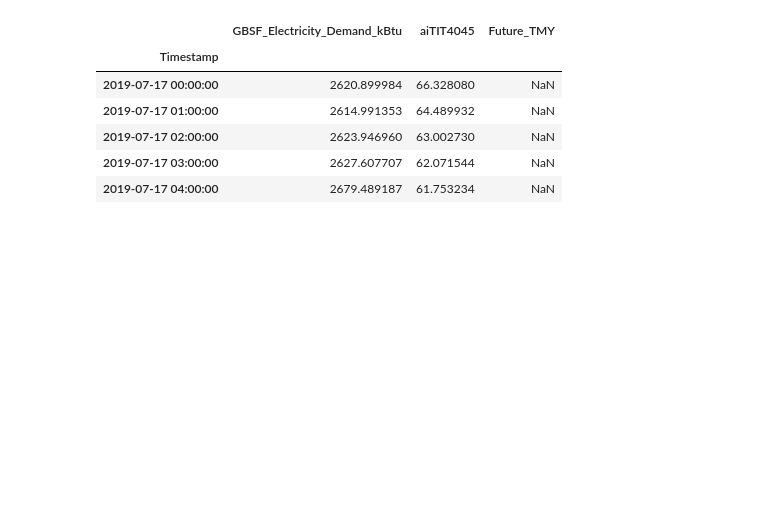
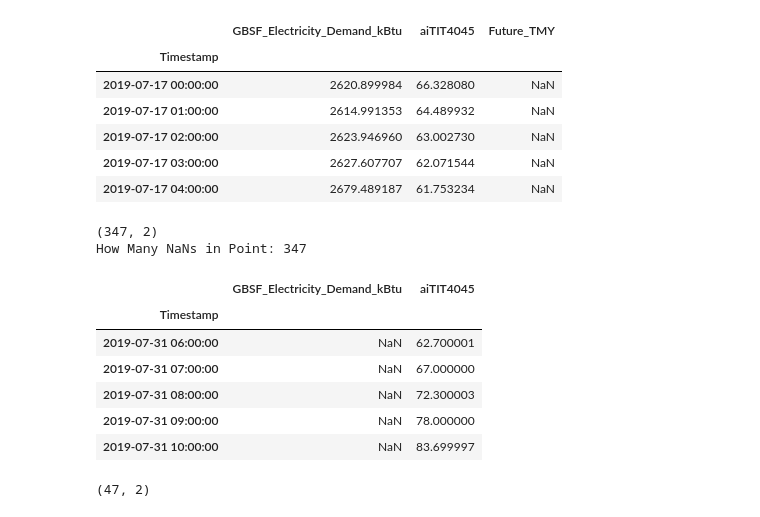
Before and after one commit to eco-data-science-team/LSTM-Anomaly-Detection, a Jupyter notebook: LSTM_Future_Predictor.ipynb, the cells around one changed output. Drawn from its saved outputs; the diff is of its cells as text; code cells hidden in the pictures; blank space fills up the shorter version.

```diff
--- a/LSTM_Future_Predictor.ipynb
+++ b/LSTM_Future_Predictor.ipynb
@@ -85,3 +85,20 @@ new_df.head()
 # %%
 new_df['aiTIT4045'].fillna(new_df.Future_TMY, inplace = True)
 new_df.drop('Future_TMY', axis = 1, inplace = True)
+print(new_df.shape)
+print(f"How Many NaNs in Point: {new_df[point_name].isna().count()}")
+new_df.tail()
+# %% [output]
+(347, 2)
+How Many NaNs in Point: 347
+|  | GBSF_Electricity_Demand_kBtu | aiTIT4045 |
+| Timestamp |  |  |
+| 2019-07-31 06:00:00 | NaN | 62.700001 |
+| 2019-07-31 07:00:00 | NaN | 67.000000 |
+| 2019-07-31 08:00:00 | NaN | 72.300003 |
+| 2019-07-31 09:00:00 | NaN | 78.000000 |
+| 2019-07-31 10:00:00 | NaN | 83.699997 |
+# %%
+new_df.loc[new_df[point_name].isna()].shape
+# %% [output]
+(47, 2)
```
Also changed, not shown: parts of 17 cells of this notebook, 1 other file.
